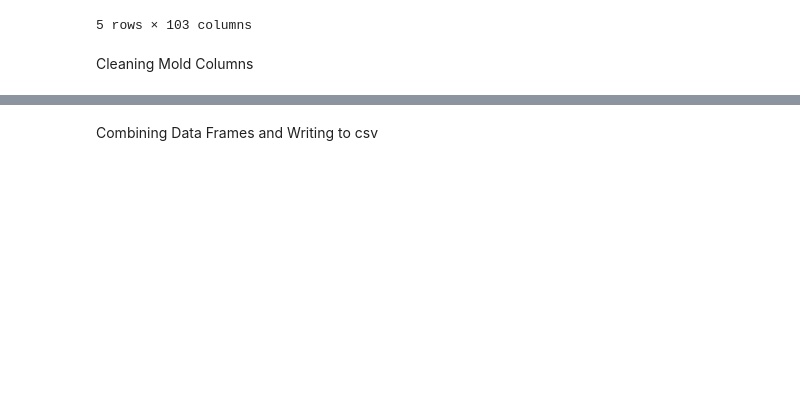
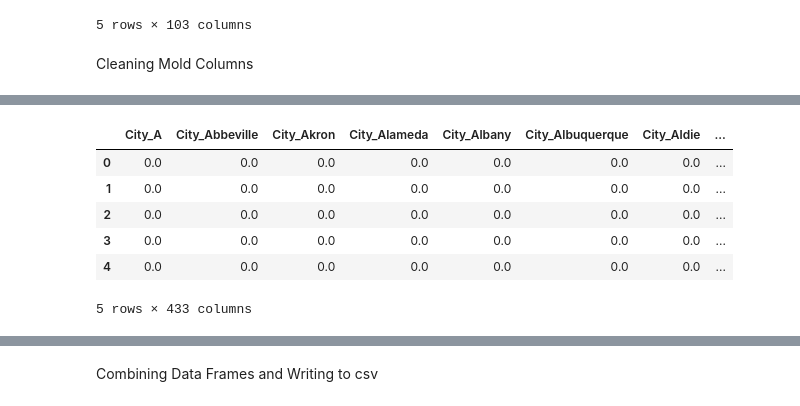
Before and after one commit to AITHIOMB/Home-Health-Impact, a Jupyter notebook: Bonnie W/dataPrep.ipynb, the cells around one changed output, grey strips where cells are left out. Drawn from its saved outputs; the diff is of its cells as text; code cells hidden in the pictures; blank space fills up the shorter version.

Commit message:
One Hot Endcoded City and State

```diff
--- a/Bonnie W/dataPrep.ipynb
+++ b/Bonnie W/dataPrep.ipynb
@@ -211,0 +230,16 @@ for column in moldDF.columns:
+# %%
+
+from sklearn.preprocessing import OneHotEncoder
+# Assuming df is your DataFrame and 'Category' is the categorical column
+encoder = OneHotEncoder(sparse=False)
+encoded_array = encoder.fit_transform(locationDF[['City']])
+encoded_df = pd.DataFrame(encoded_array, columns=encoder.get_feature_names_out(['City']))
+encoded_df.head(5)
+# %% [output]
+|  | City_A | City_Abbeville | City_Akron | City_Alameda | City_Albany | City_Albuquerque | City_Aldie | ... |
+| 0 | 0.0 | 0.0 | 0.0 | 0.0 | 0.0 | 0.0 | 0.0 | ... |
+| 1 | 0.0 | 0.0 | 0.0 | 0.0 | 0.0 | 0.0 | 0.0 | ... |
+| 2 | 0.0 | 0.0 | 0.0 | 0.0 | 0.0 | 0.0 | 0.0 | ... |
+| 3 | 0.0 | 0.0 | 0.0 | 0.0 | 0.0 | 0.0 | 0.0 | ... |
+| 4 | 0.0 | 0.0 | 0.0 | 0.0 | 0.0 | 0.0 | 0.0 | ... |
+5 rows × 433 columns
```
Also changed, not shown: parts of 6 cells of this notebook, 2 other files.
